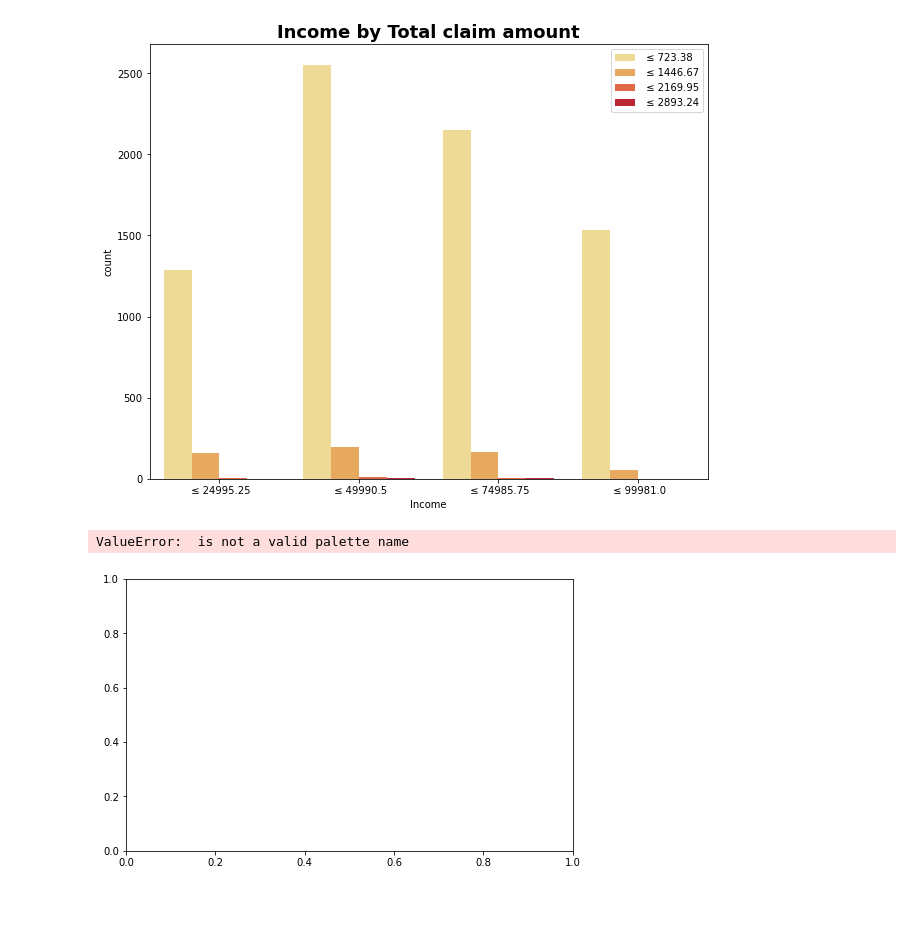
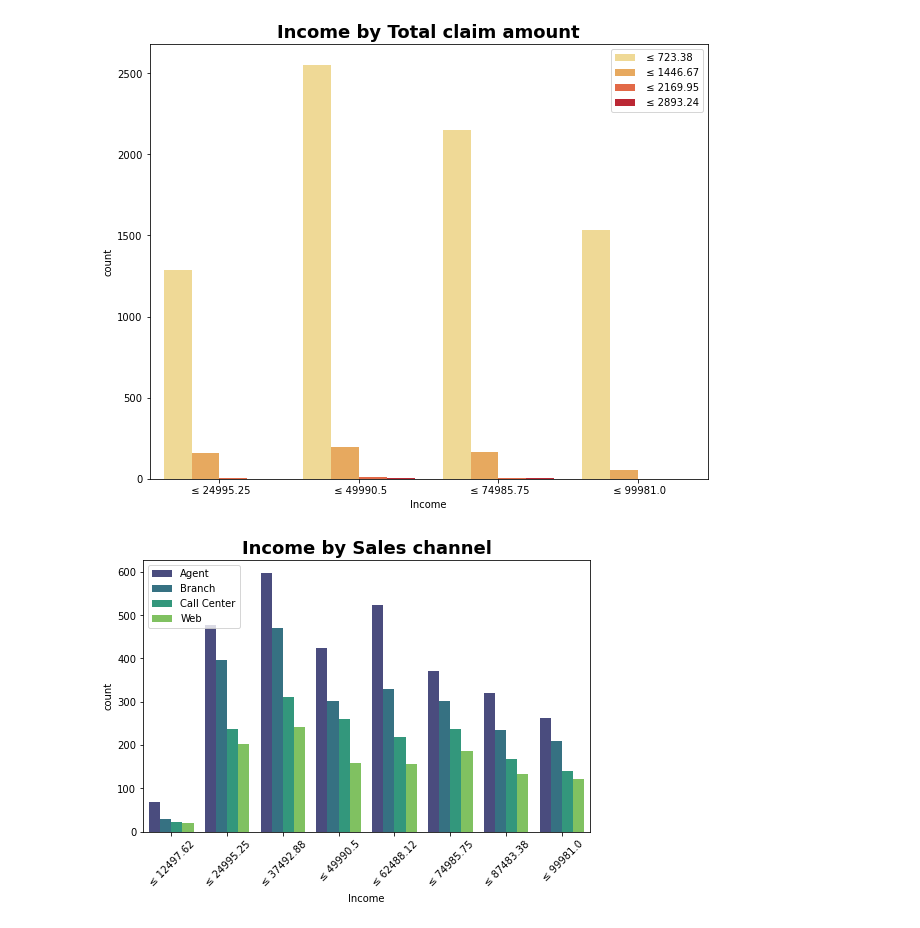
Before and after one commit to Romes-Kalt/Customer_Data_Analysis, a Jupyter notebook: plot_redone.ipynb, the cells around one changed output. Drawn from its saved outputs; the diff is of its cells as text; code cells hidden in the pictures.

```diff
--- a/plot_redone.ipynb
+++ b/plot_redone.ipynb
@@ -99,7 +99,6 @@ count_plot_w_hue(raw_df, "Income", "Total Claim Amount")    # num hue cat
 # %%
 # customize as needed
 count_plot_w_hue(raw_df, this_x="Income", this_hue="Sales Channel", figsize=(8,5),
-                 x_bins=8, rotate_xlabels=45, palette="gnuplot", legend_loc="upper left")
+                 x_bins=8, rotate_xlabels=45, palette="viridis", legend_loc="upper left")
 # %% [output]
-ValueError:  is not a valid palette name
-[figure, old version]
+[figure, new version]
```
